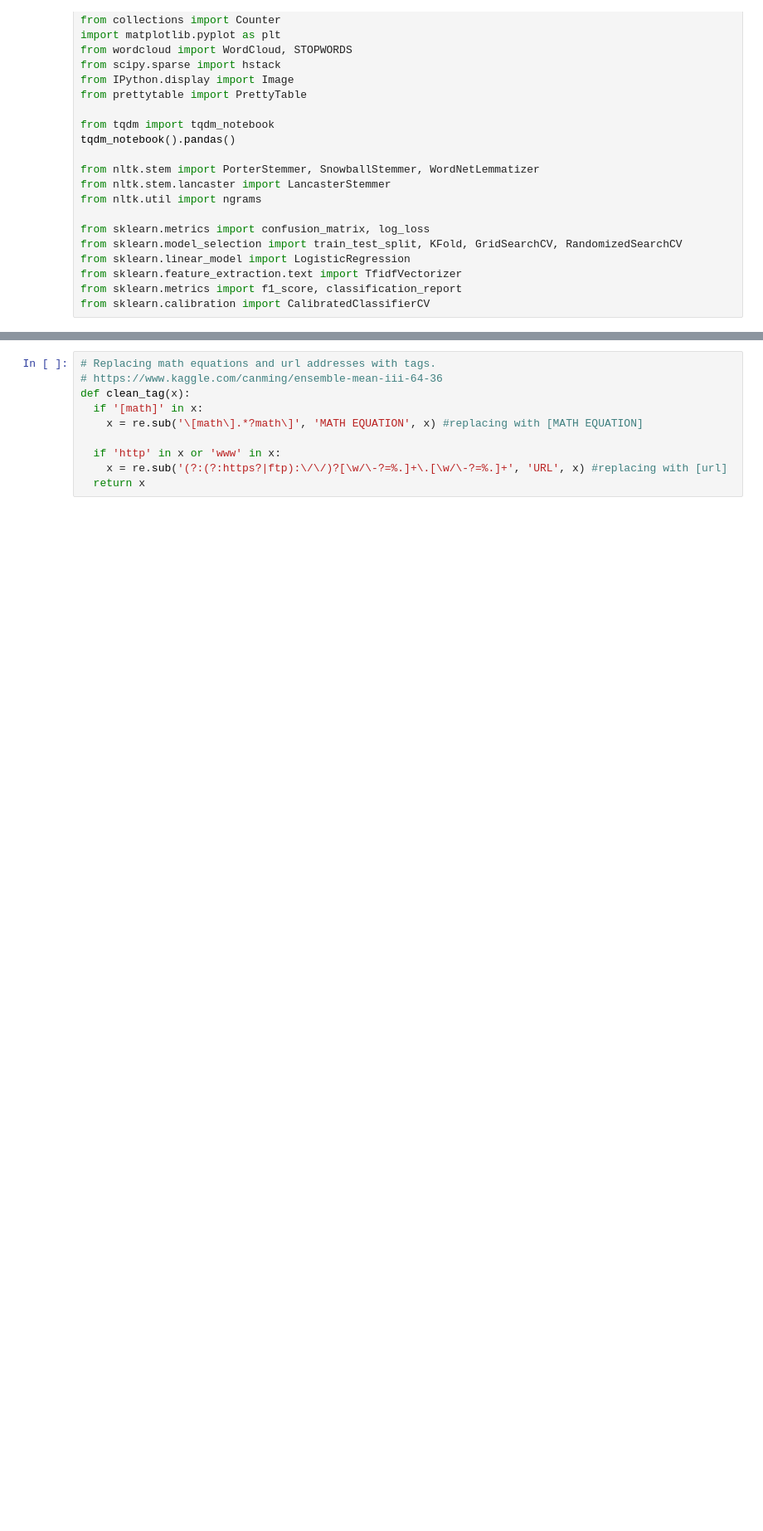
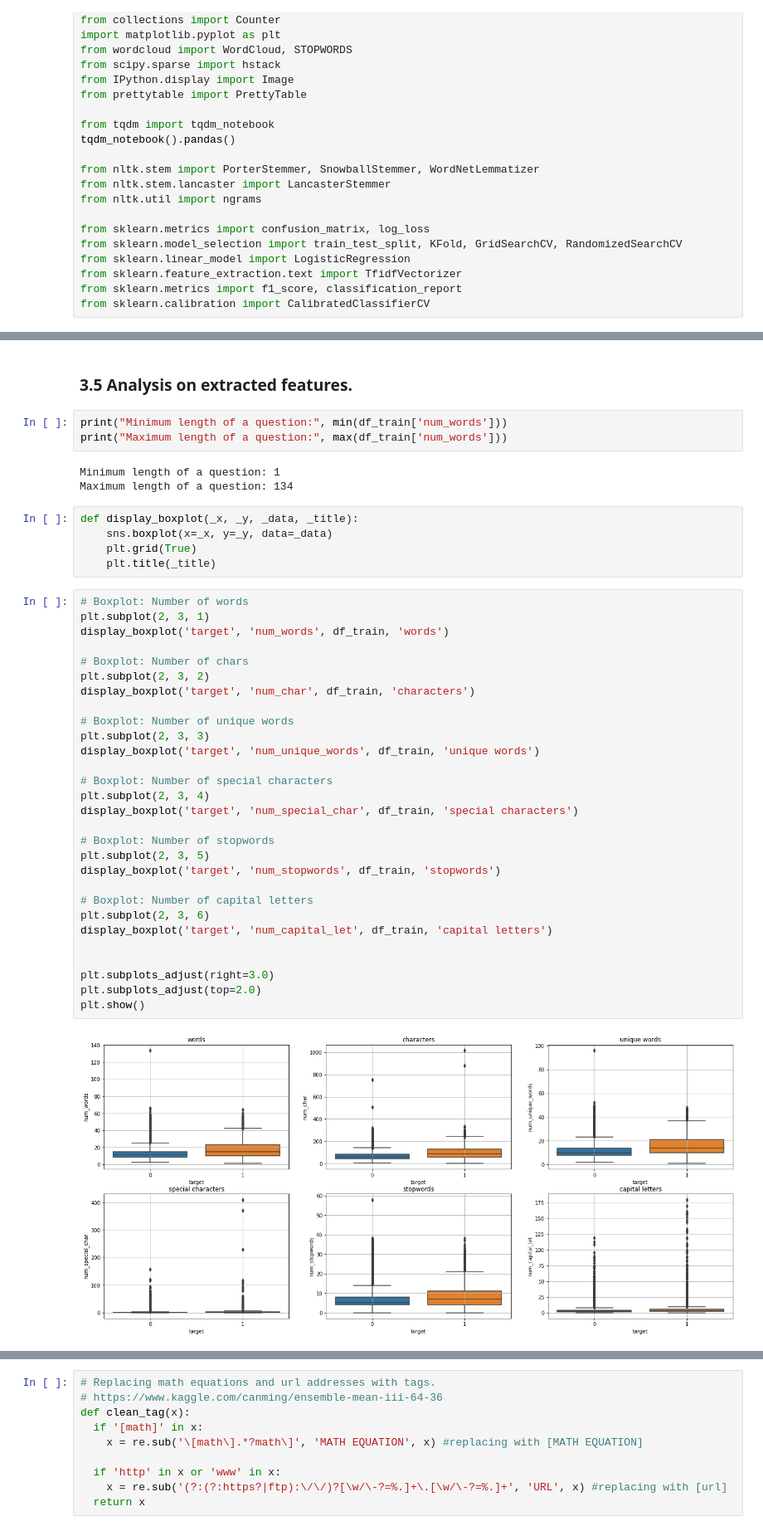
Before and after one commit to hieuphamjr/ToxicQuestionClassification, a Jupyter notebook: QuoraToxicQuestionClassification.ipynb, the cells around one changed output, grey strips where cells are left out. Shown at 83% size. Cells and saved outputs as stored; diff of their text form; blank space fills up the shorter version.

```diff
--- a/QuoraToxicQuestionClassification.ipynb
+++ b/QuoraToxicQuestionClassification.ipynb
@@ -74,0 +198,44 @@ df_train.head()
+# %% [markdown]
+### 3.5 Analysis on extracted features.
+# %%
+print("Minimum length of a question:", min(df_train['num_words']))
+print("Maximum length of a question:", max(df_train['num_words']))
+# %% [output]
+Minimum length of a question: 1
+Maximum length of a question: 134
+# %%
+def display_boxplot(_x, _y, _data, _title):
+    sns.boxplot(x=_x, y=_y, data=_data)
+    plt.grid(True)
+    plt.title(_title)
+# %%
+# Boxplot: Number of words
+plt.subplot(2, 3, 1)
+display_boxplot('target', 'num_words', df_train, 'words')
+
+# Boxplot: Number of chars
+plt.subplot(2, 3, 2)
+display_boxplot('target', 'num_char', df_train, 'characters')
+
+# Boxplot: Number of unique words
+plt.subplot(2, 3, 3)
+display_boxplot('target', 'num_unique_words', df_train, 'unique words')
+
+# Boxplot: Number of special characters
+plt.subplot(2, 3, 4)
+display_boxplot('target', 'num_special_char', df_train, 'special characters')
+
+# Boxplot: Number of stopwords
+plt.subplot(2, 3, 5)
+display_boxplot('target', 'num_stopwords', df_train, 'stopwords')
+
+# Boxplot: Number of capital letters
+plt.subplot(2, 3, 6)
+display_boxplot('target', 'num_capital_let', df_train, 'capital letters')
+
+
+plt.subplots_adjust(right=3.0)
+plt.subplots_adjust(top=2.0)
+plt.show()
+# %% [output]
+[figure, added]
```
Also changed, not shown: parts of 70 cells of this notebook.
